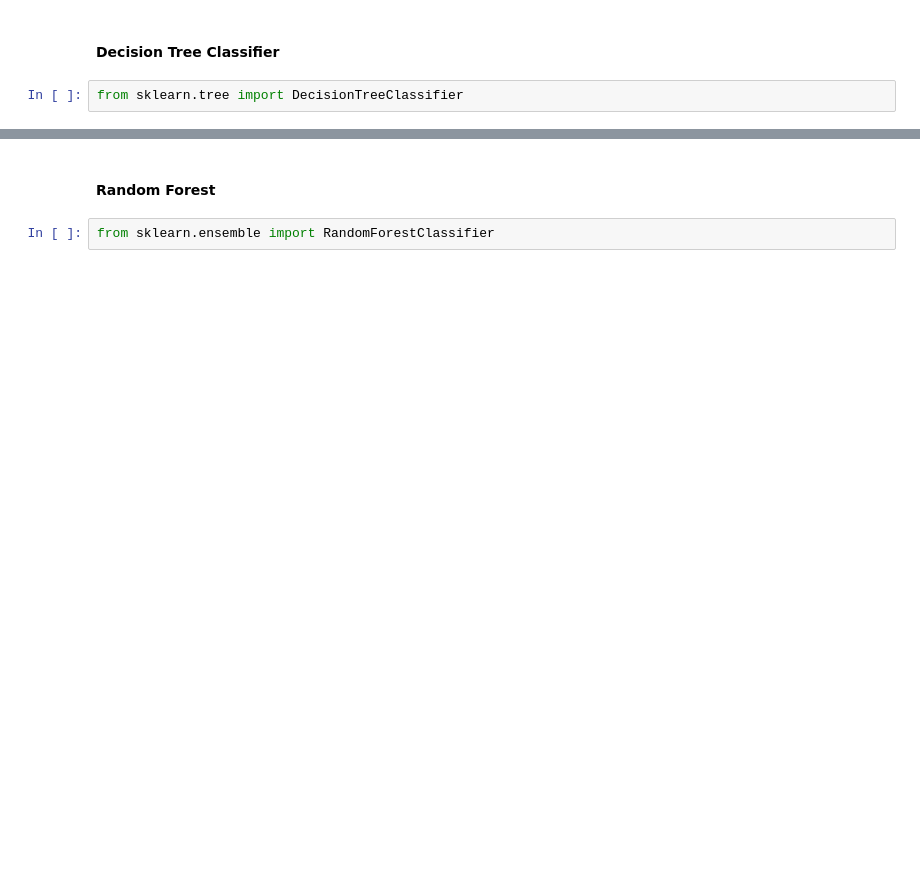
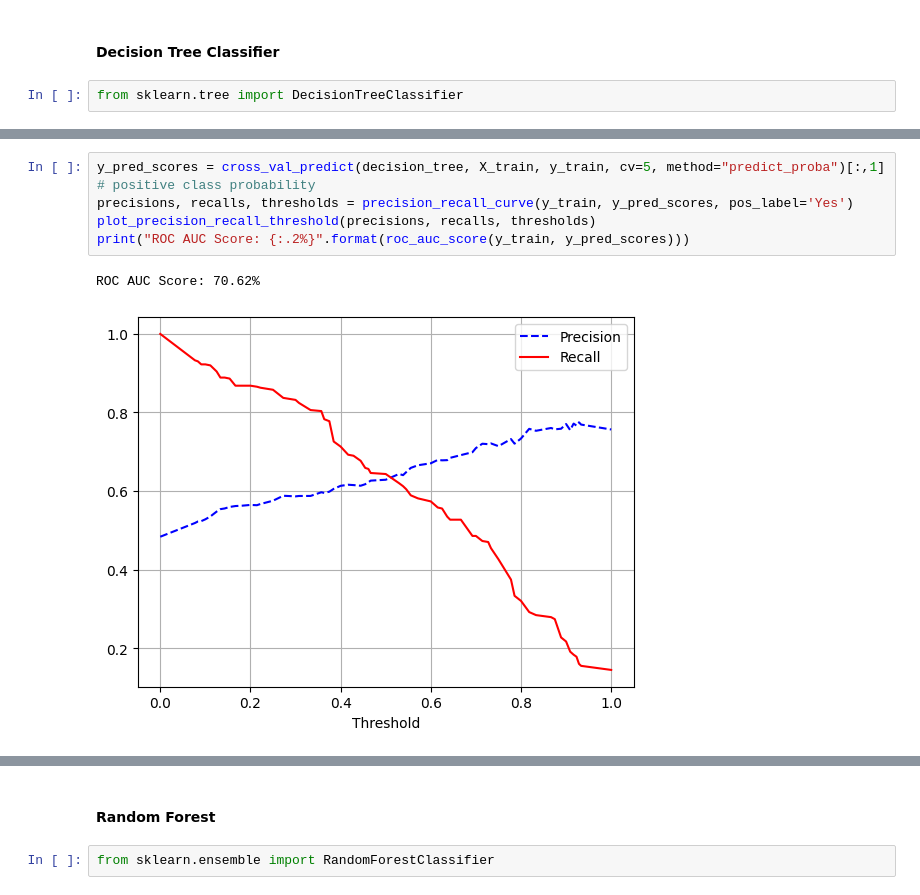
Before and after one commit to estaciolima/bikebuyers, a Jupyter notebook: EDA.ipynb, the cells around one changed output, grey strips where cells are left out. Cells and saved outputs as stored; diff of their text form; blank space fills up the shorter version.

```diff
--- a/EDA.ipynb
+++ b/EDA.ipynb
@@ -326,0 +349,8 @@ array([[0.355, 0.175],
+# %%
+y_pred_scores = cross_val_predict(decision_tree, X_train, y_train, cv=5, method="predict_proba")[:,1] # positive class probability
+precisions, recalls, thresholds = precision_recall_curve(y_train, y_pred_scores, pos_label='Yes')
+plot_precision_recall_threshold(precisions, recalls, thresholds)
+print("ROC AUC Score: {:.2%}".format(roc_auc_score(y_train, y_pred_scores)))
+# %% [output]
+ROC AUC Score: 70.62%
+[figure, added]
```
Also changed, not shown: parts of 24 cells of this notebook, 1 other file.
